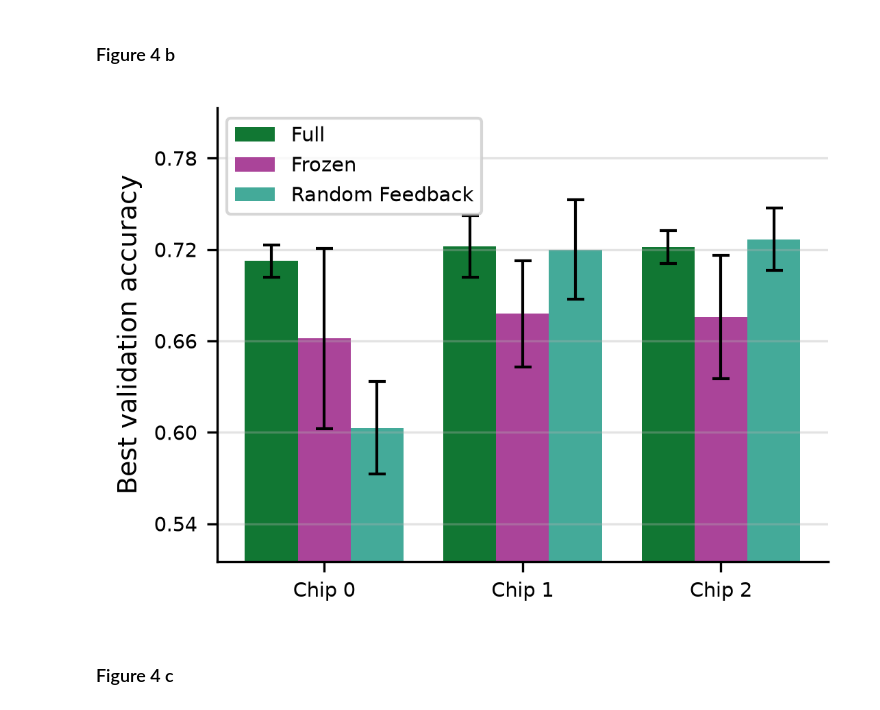
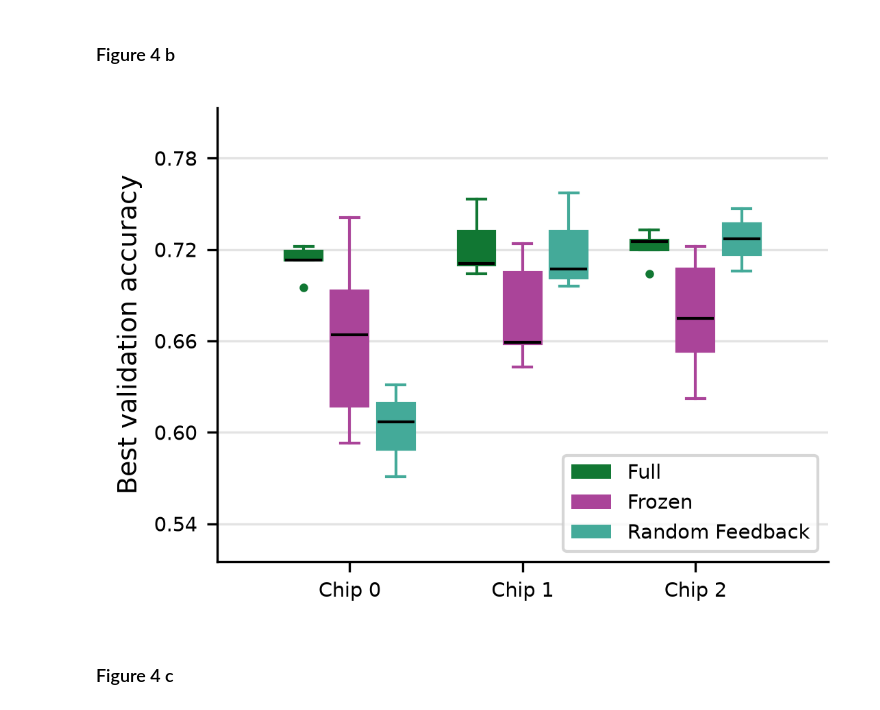
Before and after one commit to jonahaag/spiking_feedback_control_paper_figures, a Jupyter notebook: scripts/create_figures.ipynb, the cells around one changed output. Drawn from its saved outputs; the diff is of its cells as text; code cells hidden in the pictures.

```diff
--- a/scripts/create_figures.ipynb
+++ b/scripts/create_figures.ipynb
@@ -139,11 +140,11 @@ fig.savefig('../figures/fig3f.png', bbox_inches='tight')
 ### Figure 4 b
 # %%
 dyn_yinyang_df = pd.read_csv('../data/dynapse/yinyang_accuracy.csv')
-fig = pu.plot_grouped_bars_by_chip(dyn_yinyang_df)
+fig = pu.plot_grouped_box_by_chip(dyn_yinyang_df)
 fig.savefig('../figures/fig4b.pdf', bbox_inches='tight')
 fig.savefig('../figures/fig4b.png', bbox_inches='tight')
 # %% [output]
-[figure, old version]
+[figure, new version]
 # %% [markdown]
 ### Figure 4 c
 # %%
```
Also changed, not shown: parts of 3 cells of this notebook, 23 other files.
